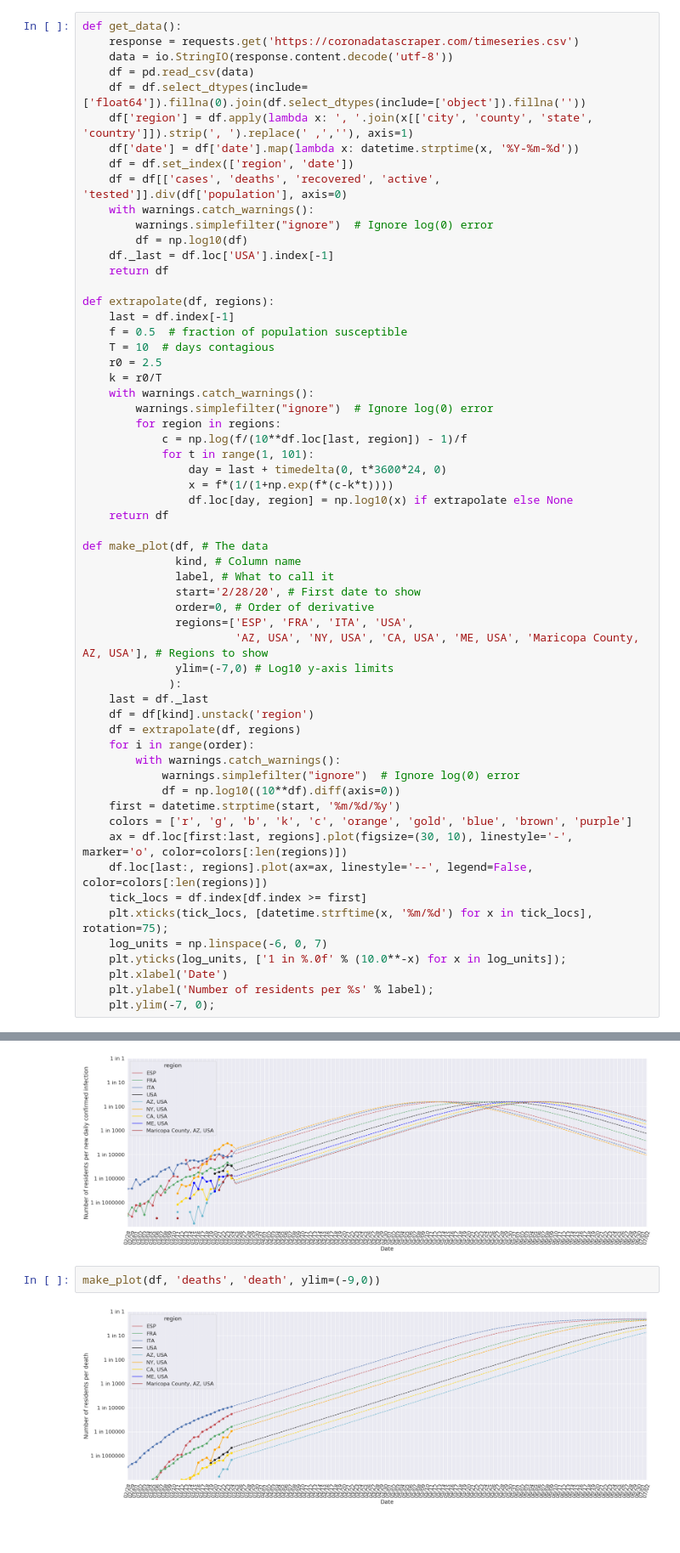
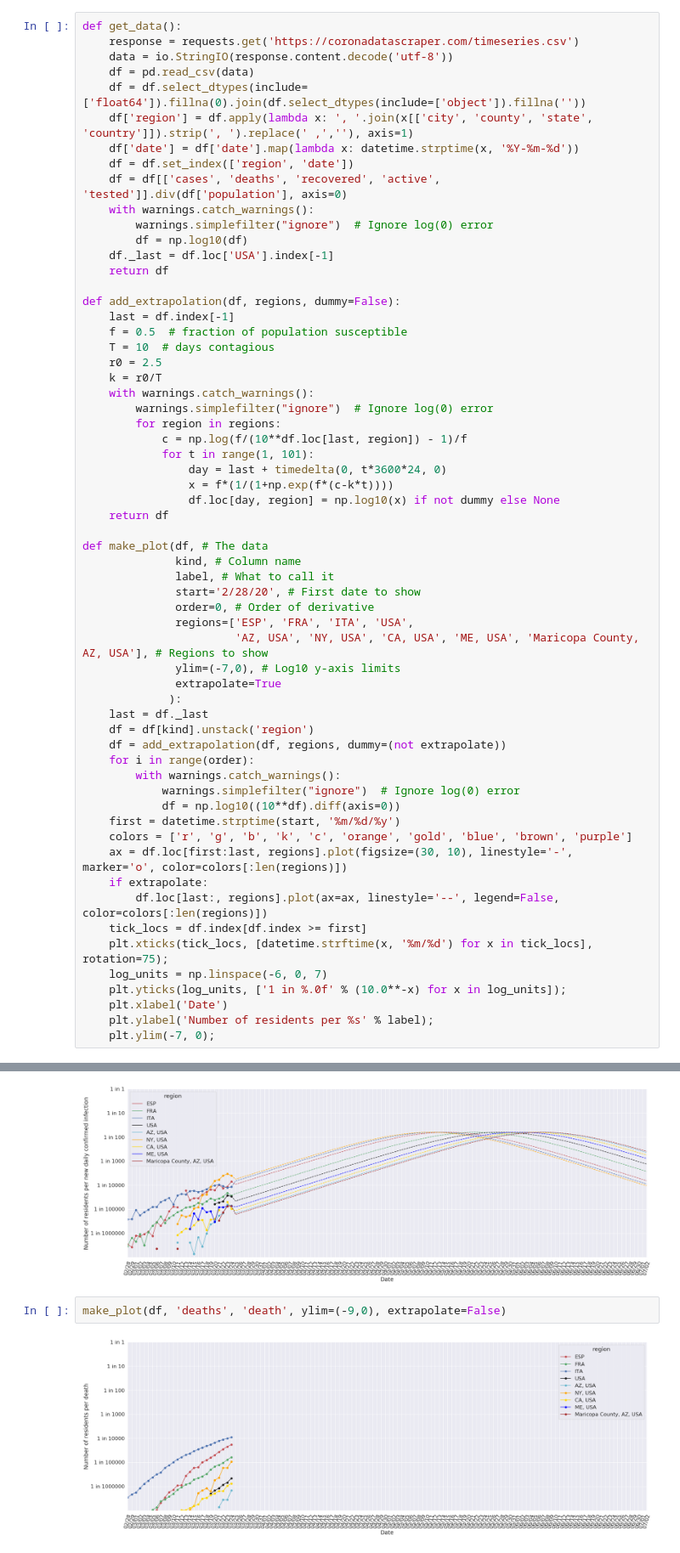
Before and after one commit to rgerkin/COVID-19, a Jupyter notebook: covid.ipynb, the cells around one changed output, grey strips where cells are left out. Shown at 85% size. Drawn from its saved outputs; the diff is of its cells as text.

Commit message:
Removed some extrapolation

```diff
--- a/covid.ipynb
+++ b/covid.ipynb
@@ -57,7 +59,7 @@ def get_data():
     df._last = df.loc['USA'].index[-1]
     return df
 
-def extrapolate(df, regions):
+def add_extrapolation(df, regions, dummy=False):
     last = df.index[-1]
     f = 0.5  # fraction of population susceptible
     T = 10  # days contagious
@@ -70,7 +72,7 @@ def extrapolate(df, regions):
             for t in range(1, 101):
                 day = last + timedelta(0, t*3600*24, 0)
                 x = f*(1/(1+np.exp(f*(c-k*t))))
-                df.loc[day, region] = np.log10(x) if extrapolate else None
+                df.loc[day, region] = np.log10(x) if not dummy else None
     return df
 
 def make_plot(df, # The data
@@ -80,11 +82,12 @@ def make_plot(df, # The data
               order=0, # Order of derivative
               regions=['ESP', 'FRA', 'ITA', 'USA',
                        'AZ, USA', 'NY, USA', 'CA, USA', 'ME, USA', 'Maricopa County, AZ, USA'], # Regions to show
-              ylim=(-7,0) # Log10 y-axis limits
+              ylim=(-7,0), # Log10 y-axis limits
+              extrapolate=True
              ):
     last = df._last
     df = df[kind].unstack('region')
-    df = extrapolate(df, regions)
+    df = add_extrapolation(df, regions, dummy=(not extrapolate))
     for i in range(order):
         with warnings.catch_warnings():
             warnings.simplefilter("ignore")  # Ignore log(0) error
@@ -92,7 +95,8 @@ def make_plot(df, # The data
     first = datetime.strptime(start, '%m/%d/%y')
     colors = ['r', 'g', 'b', 'k', 'c', 'orange', 'gold', 'blue', 'brown', 'purple']
     ax = df.loc[first:last, regions].plot(figsize=(30, 10), linestyle='-', marker='o', color=colors[:len(regions)])
-    df.loc[last:, regions].plot(ax=ax, linestyle='--', legend=False, color=colors[:len(regions)])
+    if extrapolate:
+        df.loc[last:, regions].plot(ax=ax, linestyle='--', legend=False, color=colors[:len(regions)])
     tick_locs = df.index[df.index >= first]
     plt.xticks(tick_locs, [datetime.strftime(x, '%m/%d') for x in tick_locs], rotation=75);
     log_units = np.linspace(-6, 0, 7)
@@ -111,6 +115,6 @@ make_plot(df, 'cases', 'new daily confirmed infection', order=1)
 # %% [output]
 [figure]
 # %%
-make_plot(df, 'deaths', 'death', ylim=(-9,0))
+make_plot(df, 'deaths', 'death', ylim=(-9,0), extrapolate=False)
 # %% [output]
-[figure, old version]
+[figure, new version]
```
Also changed, not shown: parts of 5 cells of this notebook.
